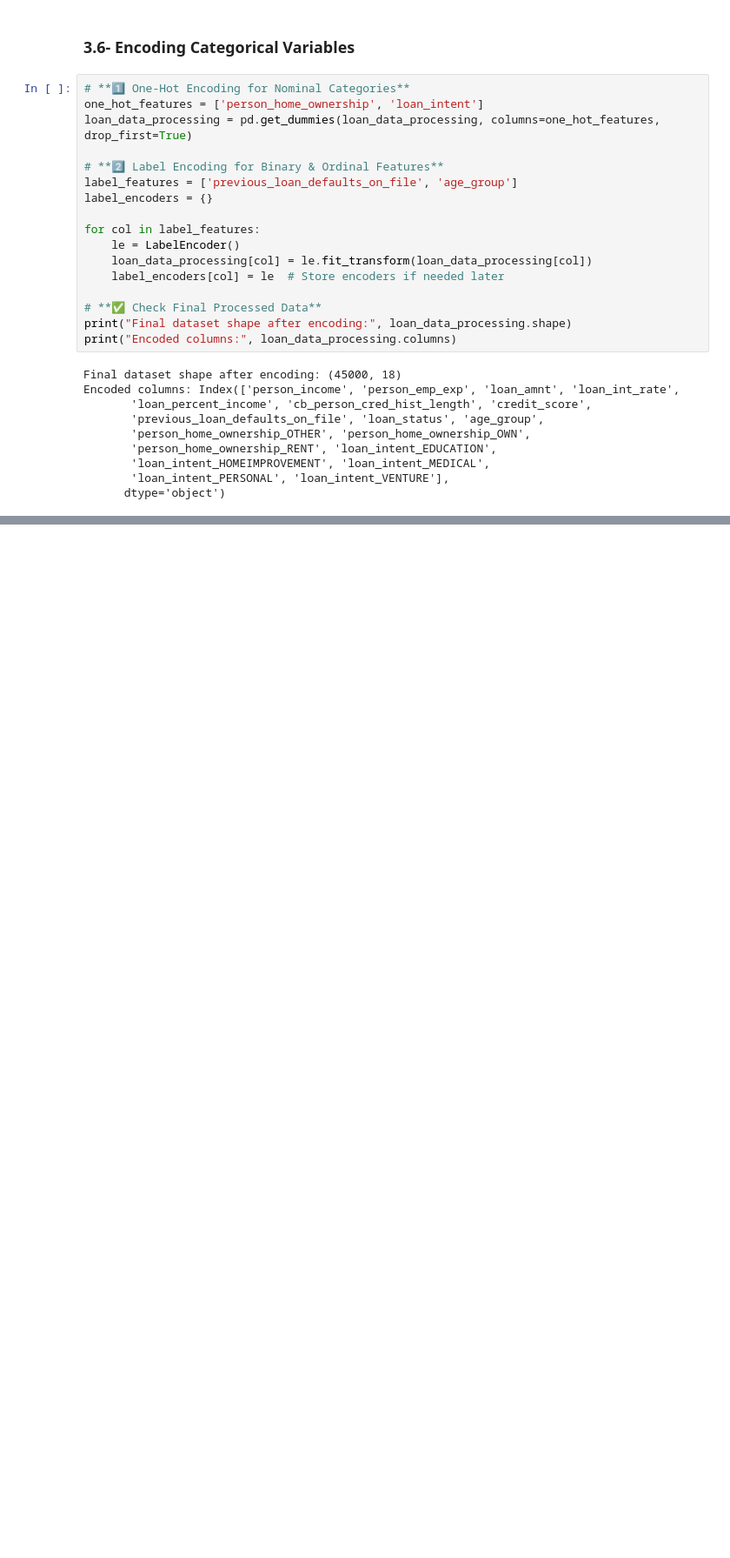
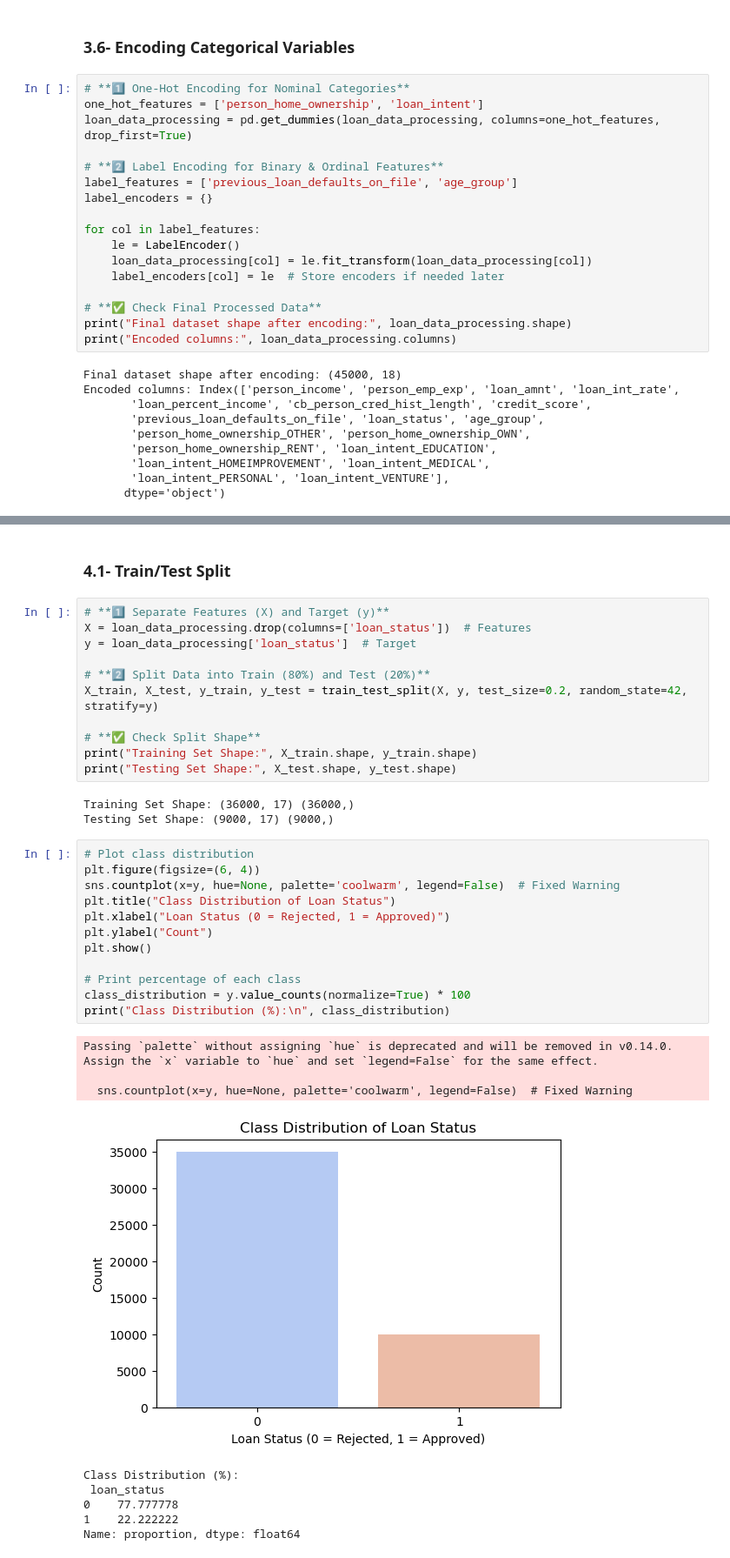
Before and after one commit to khan-asim-88/Loan-Approval-Prediction-Using-Machine-Learning, a Jupyter notebook: Loan_Approval_Prediction.ipynb, the cells around one changed output, grey strips where cells are left out. Shown at 87% size. Drawn from its saved outputs; the diff is of its cells as text; blank space fills up the shorter version.

```diff
--- a/Loan_Approval_Prediction.ipynb
+++ b/Loan_Approval_Prediction.ipynb
@@ -706,0 +709,38 @@ Encoded columns: Index(['person_income', 'person_emp_exp', 'loan_amnt', 'loan_in
+# %% [markdown]
+### 4.1- Train/Test Split
+# %%
+# **1️⃣ Separate Features (X) and Target (y)**
+X = loan_data_processing.drop(columns=['loan_status'])  # Features
+y = loan_data_processing['loan_status']  # Target
+
+# **2️⃣ Split Data into Train (80%) and Test (20%)**
+X_train, X_test, y_train, y_test = train_test_split(X, y, test_size=0.2, random_state=42, stratify=y)
+
+# **✅ Check Split Shape**
+print("Training Set Shape:", X_train.shape, y_train.shape)
+print("Testing Set Shape:", X_test.shape, y_test.shape)
+# %% [output]
+Training Set Shape: (36000, 17) (36000,)
+Testing Set Shape: (9000, 17) (9000,)
+# %%
+# Plot class distribution
+plt.figure(figsize=(6, 4))
+sns.countplot(x=y, hue=None, palette='coolwarm', legend=False)  # Fixed Warning
+plt.title("Class Distribution of Loan Status")
+plt.xlabel("Loan Status (0 = Rejected, 1 = Approved)")
+plt.ylabel("Count")
+plt.show()
+
+# Print percentage of each class
+class_distribution = y.value_counts(normalize=True) * 100
+print("Class Distribution (%):\n", class_distribution)
+# %% [output]
+Passing `palette` without assigning `hue` is deprecated and will be removed in v0.14.0. Assign the `x` variable to `hue` and set `legend=False` for the same effect.
+
+  sns.countplot(x=y, hue=None, palette='coolwarm', legend=False)  # Fixed Warning
+[figure, added]
+Class Distribution (%):
+ loan_status
+0    77.777778
+1    22.222222
+Name: proportion, dtype: float64
```
Also changed, not shown: parts of 9 cells of this notebook.
